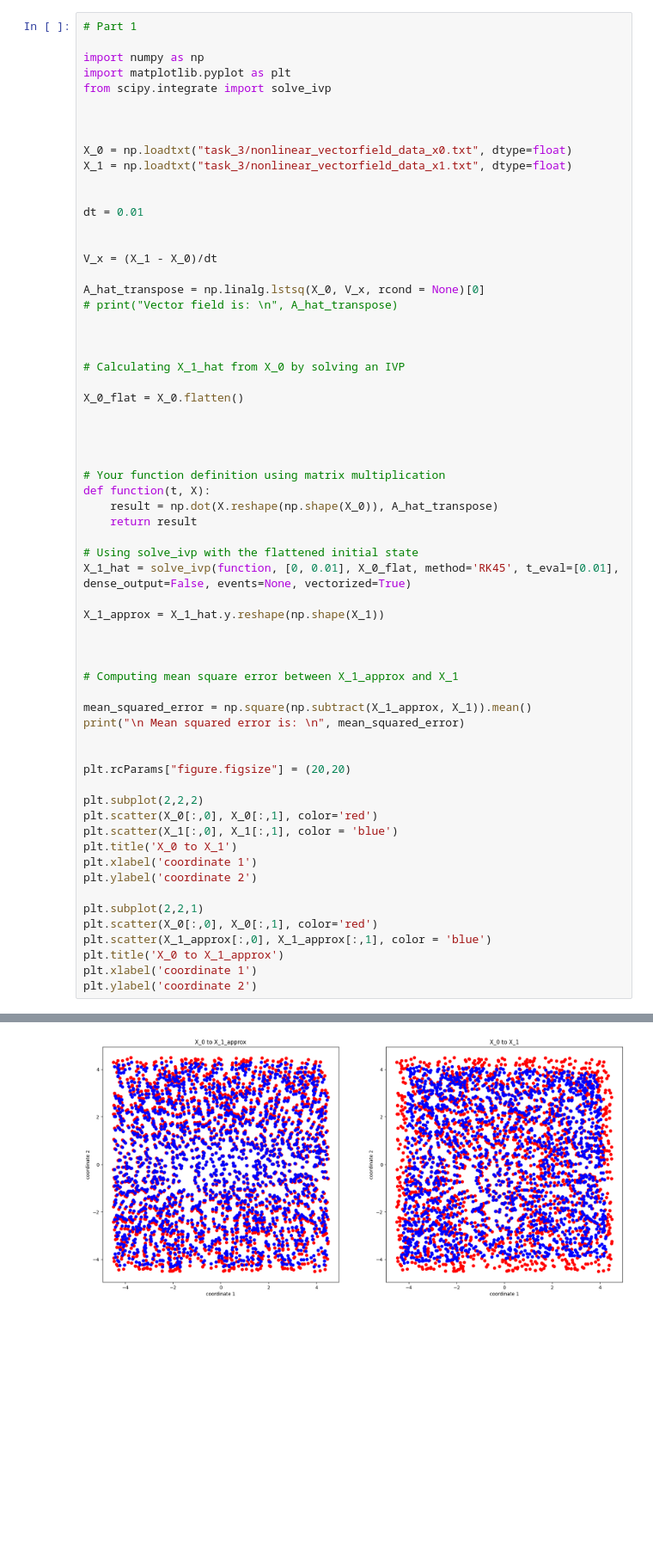
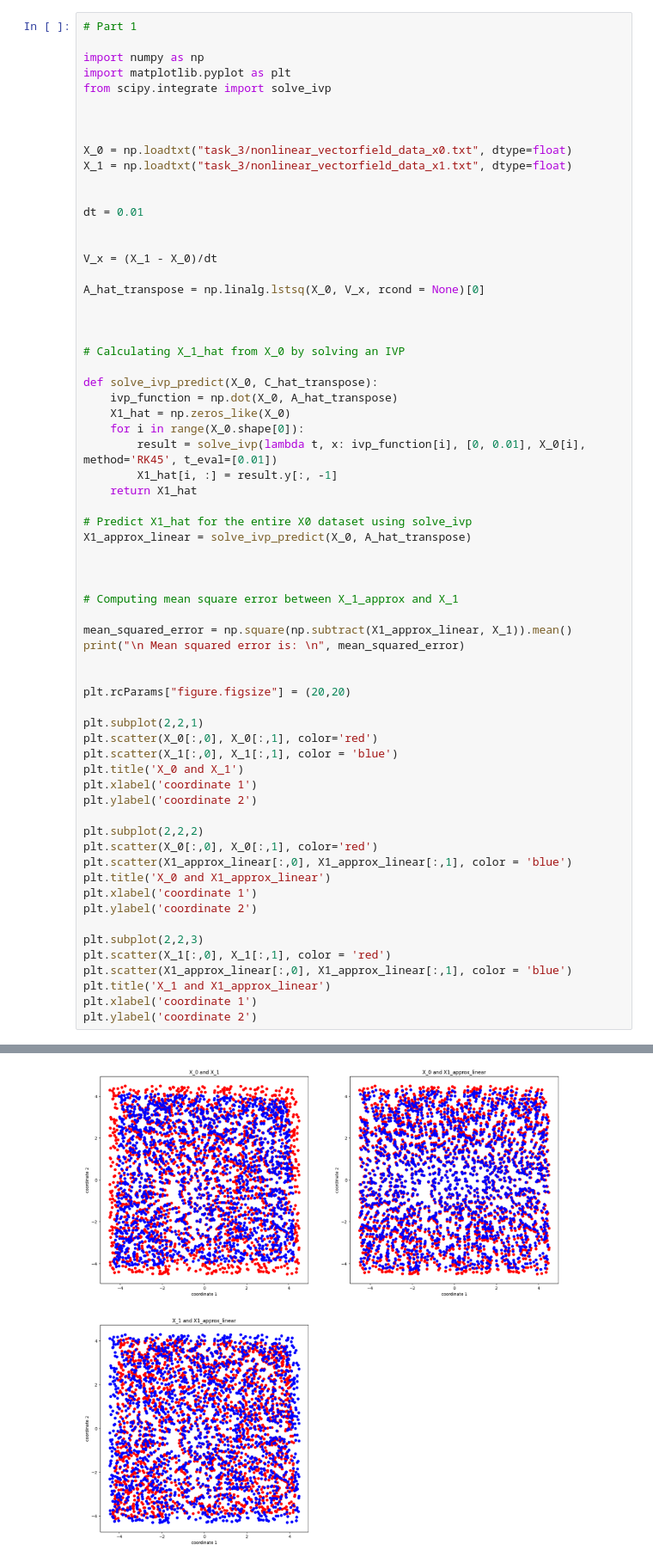
Before and after one commit to karthikeya-ms/ML_in_Crowd_Modelling_and_Simulation, a Jupyter notebook: EX5/notebooks/Task3.ipynb, the cells around one changed output, grey strips where cells are left out. Shown at 86% size. Drawn from its saved outputs; the diff is of its cells as text; blank space fills up the shorter version.

Commit message:
Error resolved in Task 3!

```diff
--- a/EX5/notebooks/Task3.ipynb
+++ b/EX5/notebooks/Task3.ipynb
@@ -25,49 +22,51 @@ dt = 0.01
 V_x = (X_1 - X_0)/dt
 
 A_hat_transpose = np.linalg.lstsq(X_0, V_x, rcond = None)[0]
-# print("Vector field is: \n", A_hat_transpose)
 
 
 
 # Calculating X_1_hat from X_0 by solving an IVP
 
-X_0_flat = X_0.flatten()
+def solve_ivp_predict(X_0, C_hat_transpose):
+    ivp_function = np.dot(X_0, A_hat_transpose)
+    X1_hat = np.zeros_like(X_0)
+    for i in range(X_0.shape[0]):
+        result = solve_ivp(lambda t, x: ivp_function[i], [0, 0.01], X_0[i], method='RK45', t_eval=[0.01])
+        X1_hat[i, :] = result.y[:, -1]
+    return X1_hat
 
-
-
-
-# Your function definition using matrix multiplication
-def function(t, X):
-    result = np.dot(X.reshape(np.shape(X_0)), A_hat_transpose)
-    return result
-
-# Using solve_ivp with the flattened initial state
-X_1_hat = solve_ivp(function, [0, 0.01], X_0_flat, method='RK45', t_eval=[0.01], dense_output=False, events=None, vectorized=True)
-
-X_1_approx = X_1_hat.y.reshape(np.shape(X_1))
+# Predict X1_hat for the entire X0 dataset using solve_ivp
+X1_approx_linear = solve_ivp_predict(X_0, A_hat_transpose)
 
 
 
 # Computing mean square error between X_1_approx and X_1
 
-mean_squared_error = np.square(np.subtract(X_1_approx, X_1)).mean()
+mean_squared_error = np.square(np.subtract(X1_approx_linear, X_1)).mean()
 print("\n Mean squared error is: \n", mean_squared_error)
 
 
 plt.rcParams["figure.figsize"] = (20,20)
 
-plt.subplot(2,2,2)
+plt.subplot(2,2,1)
 plt.scatter(X_0[:,0], X_0[:,1], color='red')
 plt.scatter(X_1[:,0], X_1[:,1], color = 'blue')
-plt.title('X_0 to X_1')
+plt.title('X_0 and X_1')
 plt.xlabel('coordinate 1')
 plt.ylabel('coordinate 2')
 
-plt.subplot(2,2,1)
+plt.subplot(2,2,2)
 plt.scatter(X_0[:,0], X_0[:,1], color='red')
-plt.scatter(X_1_approx[:,0], X_1_approx[:,1], color = 'blue')
-plt.title('X_0 to X_1_approx')
+plt.scatter(X1_approx_linear[:,0], X1_approx_linear[:,1], color = 'blue')
+plt.title('X_0 and X1_approx_linear')
 plt.xlabel('coordinate 1')
 plt.ylabel('coordinate 2')
+
+plt.subplot(2,2,3)
+plt.scatter(X_1[:,0], X_1[:,1], color = 'red')
+plt.scatter(X1_approx_linear[:,0], X1_approx_linear[:,1], color = 'blue')
+plt.title('X_1 and X1_approx_linear')
+plt.xlabel('coordinate 1')
+plt.ylabel('coordinate 2')
 # %% [output]
  Mean squared error is:
@@ -75,5 +74,5 @@ plt.ylabel('coordinate 2')
 Text(0, 0.5, 'coordinate 2')
-[figure, old version]
+[figure, new version]
 # %%
 # Part 2
 
```
Also changed, not shown: parts of 3 cells of this notebook.
